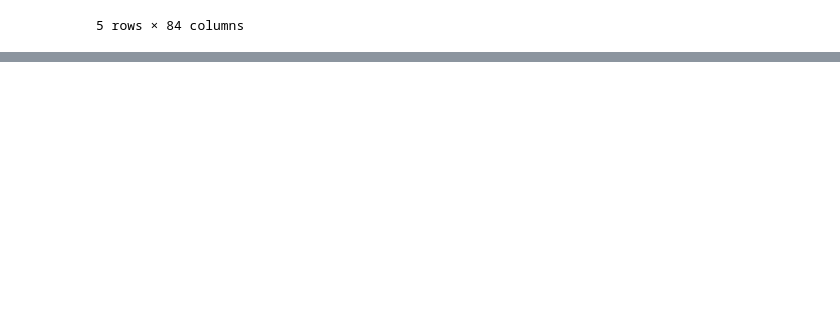
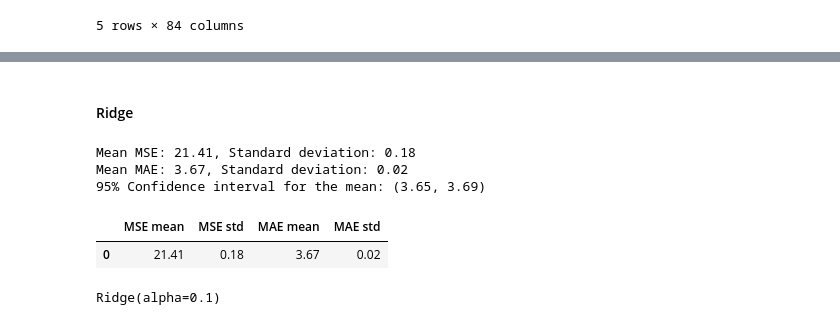
Before and after one commit to rokrajher/uozp-bicikelj, a Jupyter notebook: notebook.ipynb, the cells around one changed output, grey strips where cells are left out. Drawn from its saved outputs; the diff is of its cells as text; code cells hidden in the pictures; blank space fills up the shorter version.

```diff
--- a/notebook.ipynb
+++ b/notebook.ipynb
@@ -57,0 +201,25 @@ display(df.tail(20))
+# %% [markdown]
+#### Ridge
+# %%
+from sklearn.linear_model import Ridge
+from sklearn.model_selection import GridSearchCV
+
+ridge = Ridge()
+
+params = {'alpha': [0.01, 0.1, 1, 10], 'fit_intercept': [True, False]}
+
+best_model_ridge = get_best_model(ridge, X_train, y_train, params)
+
+scores = cross_validation(best_model_ridge,X_train,y_train)
+
+data_ridge = display_cv_scores(scores)
+
+best_model_ridge.fit(X_train, y_train)
+#print(best_model_ridge.coef_)
+# %% [output]
+Mean MSE: 21.41, Standard deviation: 0.18
+Mean MAE: 3.67, Standard deviation: 0.02
+95% Confidence interval for the mean: (3.65, 3.69)
+|  | MSE mean | MSE std | MAE mean | MAE std |
+| 0 | 21.41 | 0.18 | 3.67 | 0.02 |
+Ridge(alpha=0.1)
```
Also changed, not shown: parts of 34 cells of this notebook.
